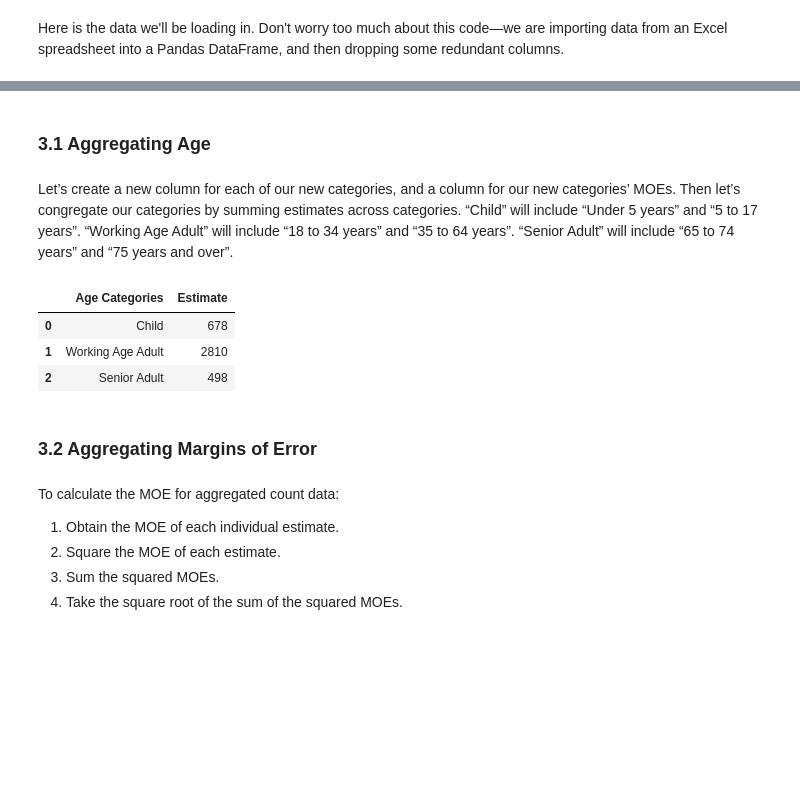
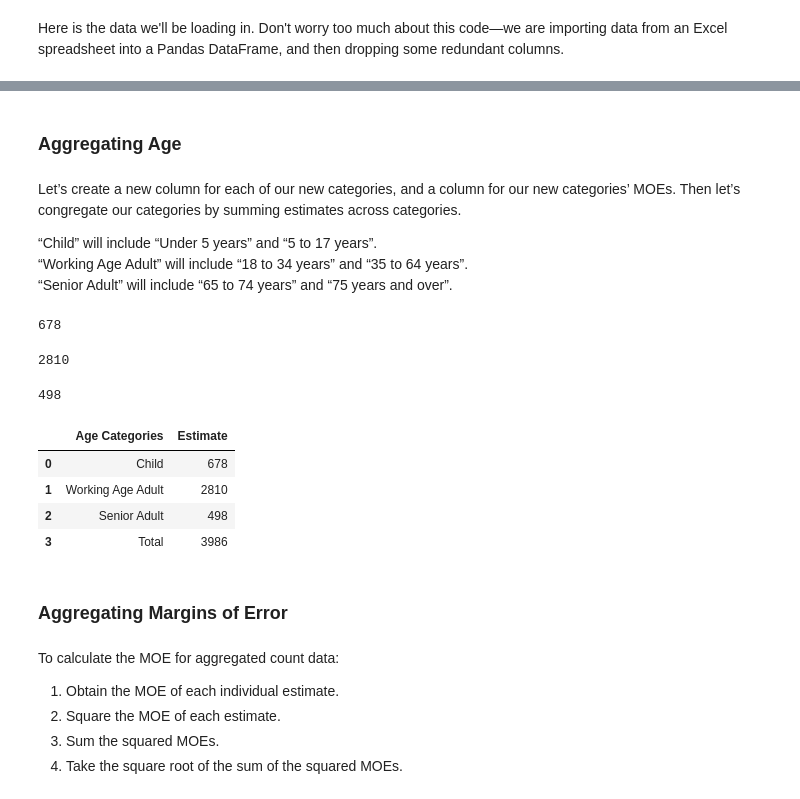
Before and after one commit to ds-modules/CP-101-SP21, a Jupyter notebook: Lab4/Lab 4 - Intro to Python and MOEs.ipynb, the cells around one changed output, grey strips where cells are left out. Saved outputs shown, nothing was run; the diff lists cells and outputs as text; code cells hidden in the pictures; blank space fills up the shorter version.

```diff
--- a/Lab4/Lab 4 - Intro to Python and MOEs.ipynb
+++ b/Lab4/Lab 4 - Intro to Python and MOEs.ipynb
@@ -179,0 +229,3 @@ data
+# %%
+data = pd.read_excel('data/Lab4Data_ACS.xlsx', 'Tract_4004')
+data2 = pd.read_csv('data/Lab4Data_ACS.csv')
@@ -179,0 +254,2 @@ data
+# %%
+data['MOE']=(data['Margin of Error'].str.replace('+', '').str.replace('/','').str.replace('-','')).astype('float')
@@ -180,21 +267,38 @@ data
 # %% [markdown]
-### 3.1 Aggregating Age
+### Aggregating Age
 # %% [markdown]
-Let’s create a new column for each of our new categories, and a column for our new categories’ MOEs. Then let’s congregate our categories by summing estimates across categories. “Child” will include “Under 5 years” and “5 to 17 years”. “Working Age Adult” will include “18 to 34 years” and “35 to 64 years”. “Senior Adult” will include “65 to 74 years” and “75 years and over”.
+Let’s create a new column for each of our new categories, and a column for our new categories’ MOEs.
+Then let’s congregate our categories by summing estimates across categories.
+
+“Child” will include “Under 5 years” and “5 to 17 years”.
+“Working Age Adult” will include “18 to 34 years” and “35 to 64 years”.
+“Senior Adult” will include “65 to 74 years” and “75 years and over”.
+# %%
+sum(data.Estimate[0:2])
+# %% [output]
+678
+# %%
+sum(data.Estimate[2:4])
+# %% [output]
+2810
+# %%
+sum(data.Estimate[4:6])
+# %% [output]
+498
 # %%
 # To do this, lets make a new data frame:
-
 aggregated = pd.DataFrame()
-aggregated['Age Categories'] = ['Child', 'Working Age Adult', 'Senior Adult']
-aggregated['Estimate'] = [sum(data.Estimate[0:2]), sum(data.Estimate[2:4]), sum(data.Estimate[4:])]
+aggregated['Age Categories'] = ['Child', 'Working Age Adult', 'Senior Adult', 'Total']
+aggregated['Estimate'] = [sum(data.Estimate[0:2]), sum(data.Estimate[2:4]), sum(data.Estimate[4:6]), (data.Estimate[6])]
 aggregated
 # %% [output]
 |  | Age Categories | Estimate |
 | 0 | Child | 678 |
 | 1 | Working Age Adult | 2810 |
 | 2 | Senior Adult | 498 |
+| 3 | Total | 3986 |
 # %% [markdown]
-### 3.2 Aggregating Margins of Error
+### Aggregating Margins of Error
 # %% [markdown]
 To calculate the MOE for aggregated count data:
 1. Obtain the MOE of each individual estimate.
```
Also changed, not shown: parts of 76 cells of this notebook.
